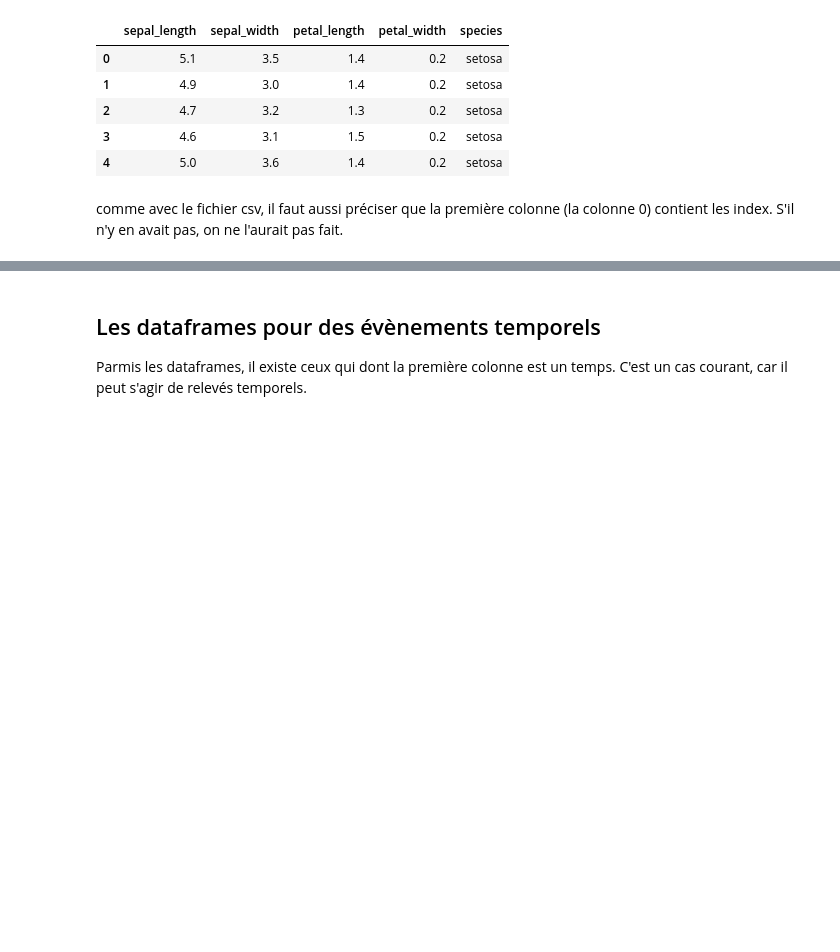
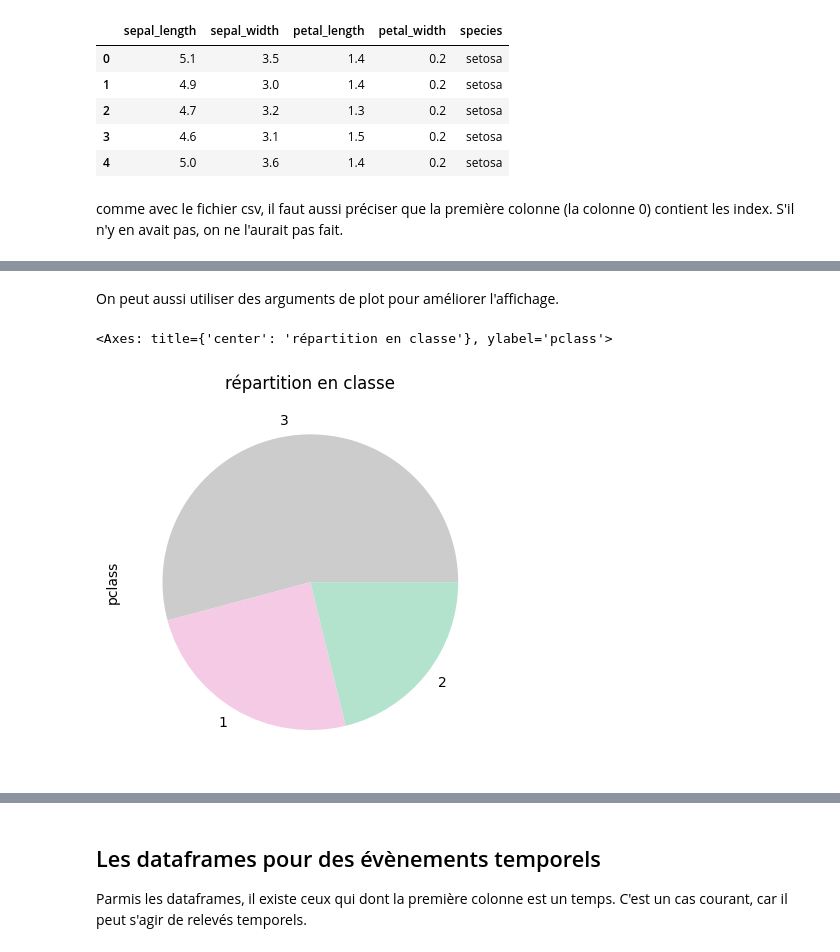
Before and after one commit to mat90hub/python_par_jupyter, a Jupyter notebook: 02_std_ext/03_pandas.ipynb, the cells around one changed output, grey strips where cells are left out. Cells and saved outputs as stored; diff of their text form; code cells hidden in the pictures; blank space fills up the shorter version.

```diff
--- a/02_std_ext/03_pandas.ipynb
+++ b/02_std_ext/03_pandas.ipynb
@@ -200,0 +287,11 @@ print(*df["Age"].tolist())
+# %% [markdown]
+On peut aussi utiliser des arguments de plot pour améliorer l'affichage.
+# %%
+df['pclass'].value_counts().plot(kind='pie',
+                                 title='répartition en classes',
+                                 colormap='Pastel2_r',
+                                 legend=False,
+                                 )
+# %% [output]
+<Axes: title={'center': 'répartition en classe'}, ylabel='pclass'>
+[figure, added]
```
Also changed, not shown: parts of 55 cells of this notebook, 2 other files.
